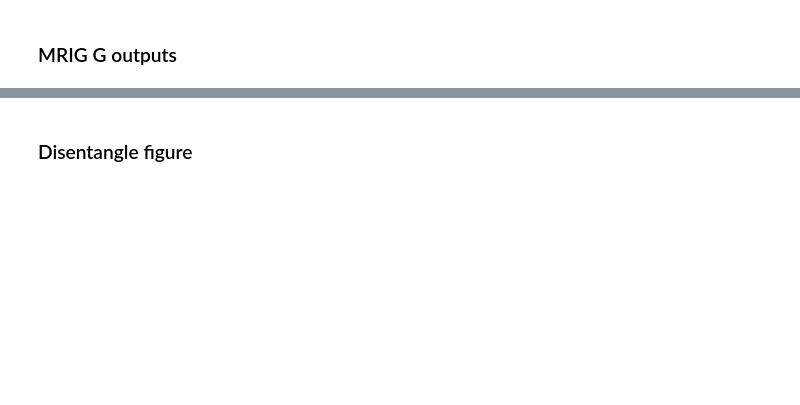
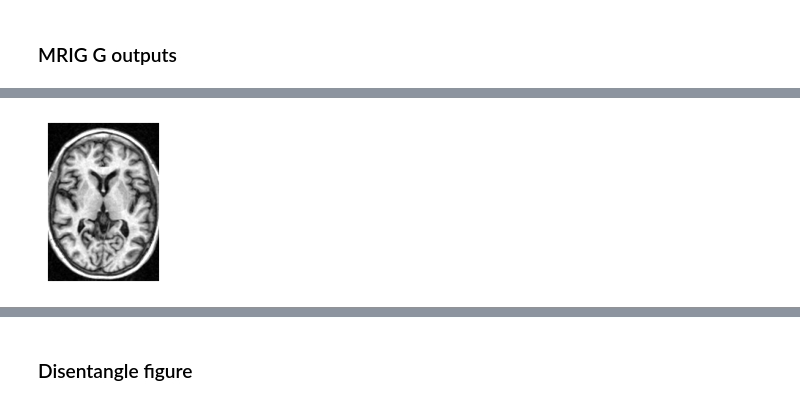
Before and after one commit to clintonjwang/spatial-intensity-transforms, a Jupyter notebook: sitgan/scratchpad.ipynb, the cells around one changed output, grey strips where cells are left out. Cells and saved outputs as stored; diff of their text form; code cells hidden in the pictures; blank space fills up the shorter version.

```diff
--- a/sitgan/scratchpad.ipynb
+++ b/sitgan/scratchpad.ipynb
@@ -392,0 +599,8 @@ jobs = ["raw_m_star", "st_m_star", "sit_m_star",
+# %%
+top = torch.cat(output_imgs[:3], dim=1)
+bot = torch.cat(output_imgs[3:], dim=1)
+top = rescale_float(top)
+img = torch.cat((top, bot), dim=0)
+img = rescale_clip(img)
+plt.rcParams["figure.figsize"] = (15.0, 12.0)
+plt.imshow(img, cmap="gray"); plt.axis('off');
@@ -392,0 +623,21 @@ jobs = ["raw_m_star", "st_m_star", "sit_m_star",
+# %%
+output_imgs = []
+dY = torch.zeros_like(dp["attributes"]).unsqueeze(0).cuda()
+dY[:,0] = 15/age_scale
+X_0 = dp["image"].cuda().unsqueeze(0)
+for job in jobs:
+    models, args = job_mgmt.get_job_model_and_args(job)
+    model_type = args["network"]["type"]
+    G=models["G"]
+    with torch.no_grad():
+        X_est = G(X_0, dY)
+    X_est = X_est.cpu().squeeze()
+    output_imgs.append(X_est)
+output_imgs = [pad_adni(i) for i in output_imgs]
+plt.rcParams["figure.figsize"] = (4.0, 3.0)
+X_0 = X_0.cpu().squeeze()
+border = 4
+X_0[:border] = X_0[:,:border] = X_0[-border:] = X_0[:,-border:] = 1
+plt.imshow(X_0, cmap="gray"); plt.axis('off');
+# %% [output]
+[figure, added]
```
Also changed, not shown: parts of 100 cells of this notebook, 27 other files.
